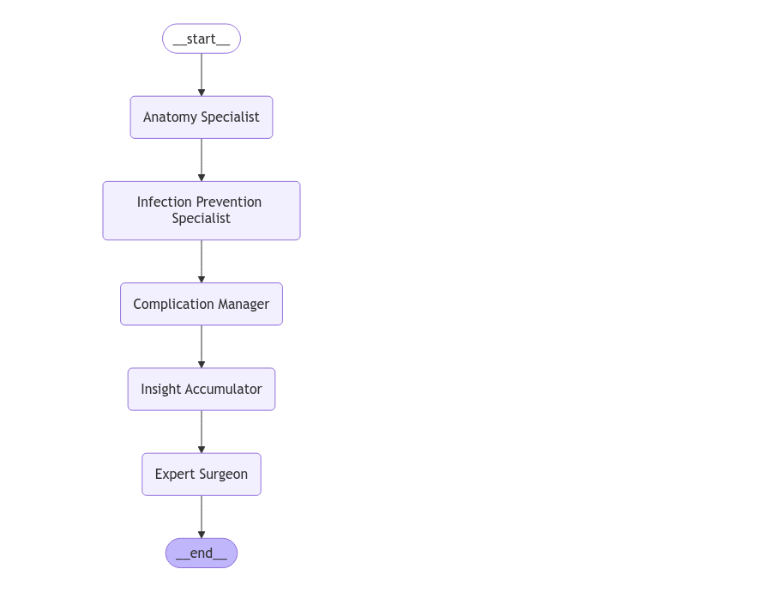
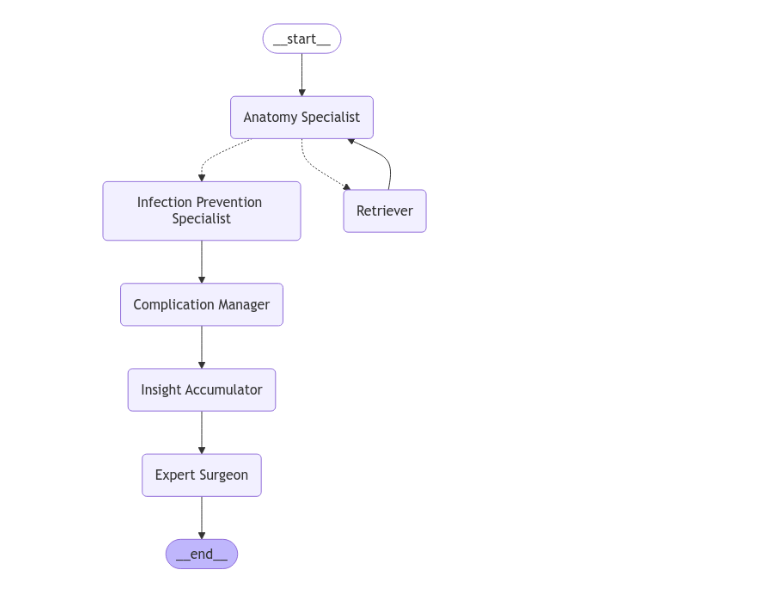
Before and after one commit to mmaazkhanhere/langgraph-projects, a Jupyter notebook: surgical_agent.ipynb, the cells around one changed output. Saved outputs shown, nothing was run; the diff lists cells and outputs as text; code cells hidden in the pictures.

Commit message:
integrate rag node in the workflow. rag not functional yet

```diff
--- a/surgical_agent.ipynb
+++ b/surgical_agent.ipynb
@@ -63,3 +66,7 @@ class State(TypedDict):
   expert_surgeon_response: str
   insight_accumulator_response: str
   conversation: Annotated[list, add_messages]
+  messages: Annotated[list, add_messages]
+  # retrieve_query: str
+  # retrieve_information: str
+  # relevance: str
@@ -66,5 +102,6 @@ class State(TypedDict):
 # %%
 def anatomy_node(state: State):
+  print('Anatomy Node')
   surgeon_query: str = state['surgeon_query']
   patient_history: str = state['patient_history']
   instructions: str = """
@@ -110,8 +147,15 @@ def anatomy_node(state: State):
       surgeon_query=surgeon_query,
       patient_history=patient_history
   )
-  state['conversation'].append(surgeon_query)
-  response: BaseMessage = model.invoke(prompt)
+
+  if 'conversation' not in state:
+    state['conversation'] = []
+
+  state['conversation'].append(HumanMessage(content=surgeon_query))
+  model_with_tools = gemini_model.bind_tools(tools)
+  response: BaseMessage = model_with_tools.invoke(prompt)
+
+  state['messages'].append(AIMessage(content=response.content))
   state['anatomy_response'] = response.content
   return state
 # %%
@@ -366,26 +414,39 @@ def expert_surgeon_node(state: State):
   state['expert_surgeon_response'] = response.content
   return state
 # %%
-builder: StateGraph = StateGraph(State)
+from langgraph.graph.state import END, START  # Import END explicitly if not already done
 
+builder = StateGraph(State)
+
+# Define retriever tool node
+retriever = ToolNode(tools)
+
+# Add nodes
 builder.add_node("Anatomy Specialist", anatomy_node)
 builder.add_node("Infection Prevention Specialist", infection_prevention_node)
 builder.add_node("Complication Manager", complication_management_node)
 builder.add_node("Insight Accumulator", insight_accumulator_node)
 builder.add_node("Expert Surgeon", expert_surgeon_node)
+builder.add_node("Retriever", retriever)
 
+# Define edges
 builder.add_edge(START, "Anatomy Specialist")
-builder.add_edge("Anatomy Specialist", "Infection Prevention Specialist")
+builder.add_conditional_edges(
+    "Anatomy Specialist",
+    tools_condition,
+    ['Retriever', 'Infection Prevention Specialist']
+)
+builder.add_edge("Retriever", "Anatomy Specialist")
 builder.add_edge("Infection Prevention Specialist", "Complication Manager")
 builder.add_edge("Complication Manager", "Insight Accumulator")
 builder.add_edge("Insight Accumulator", "Expert Surgeon")
-builder.add_edge("Expert Surgeon", END)
+builder.add_edge("Expert Surgeon", END)  # Ensure the END node is explicitly connected
 
+# Compile and visualize the graph
 agent = builder.compile()
-
 display(Image(agent.get_graph().draw_mermaid_png()))
 # %% [output]
-[figure, old version]
+[figure, new version]
 # %%
 state = {
     'surgeon_query': 'What are the anatomical considerations for a laparoscopic cholecystectomy in a patient with a history of previous right upper quadrant surgery?',
```
Also changed, not shown: parts of 20 cells of this notebook.
